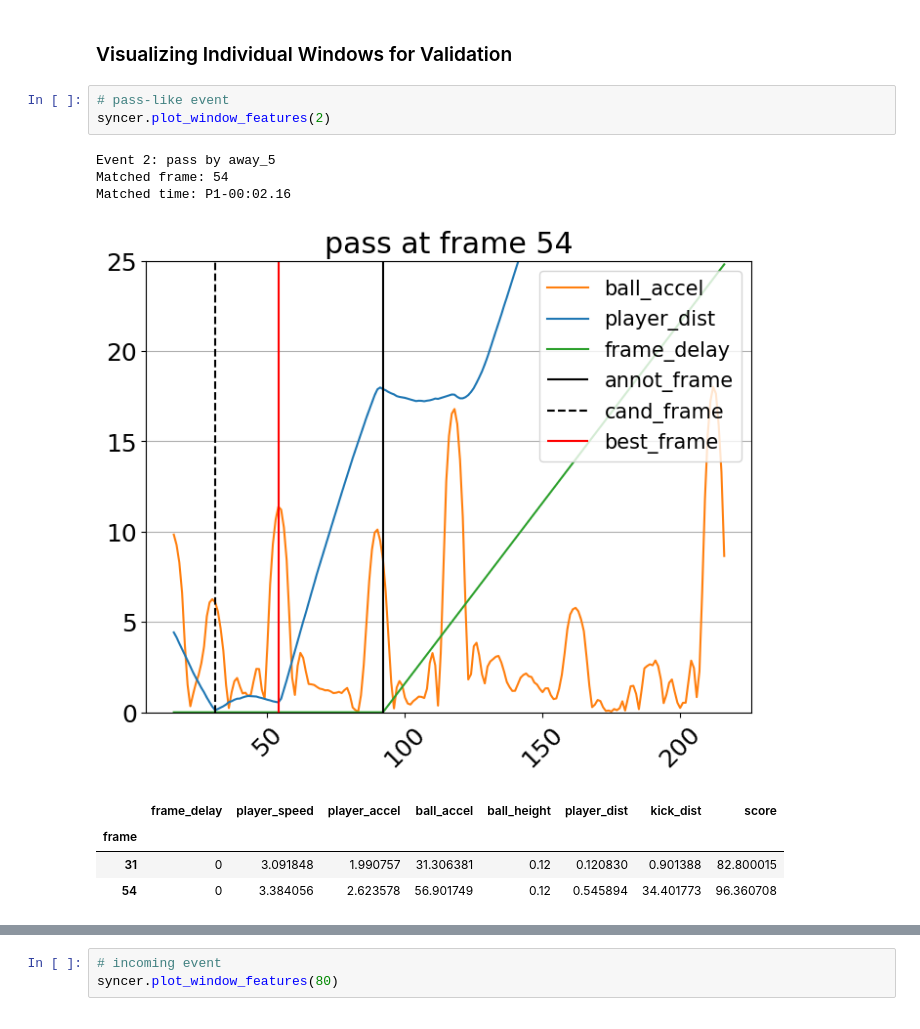
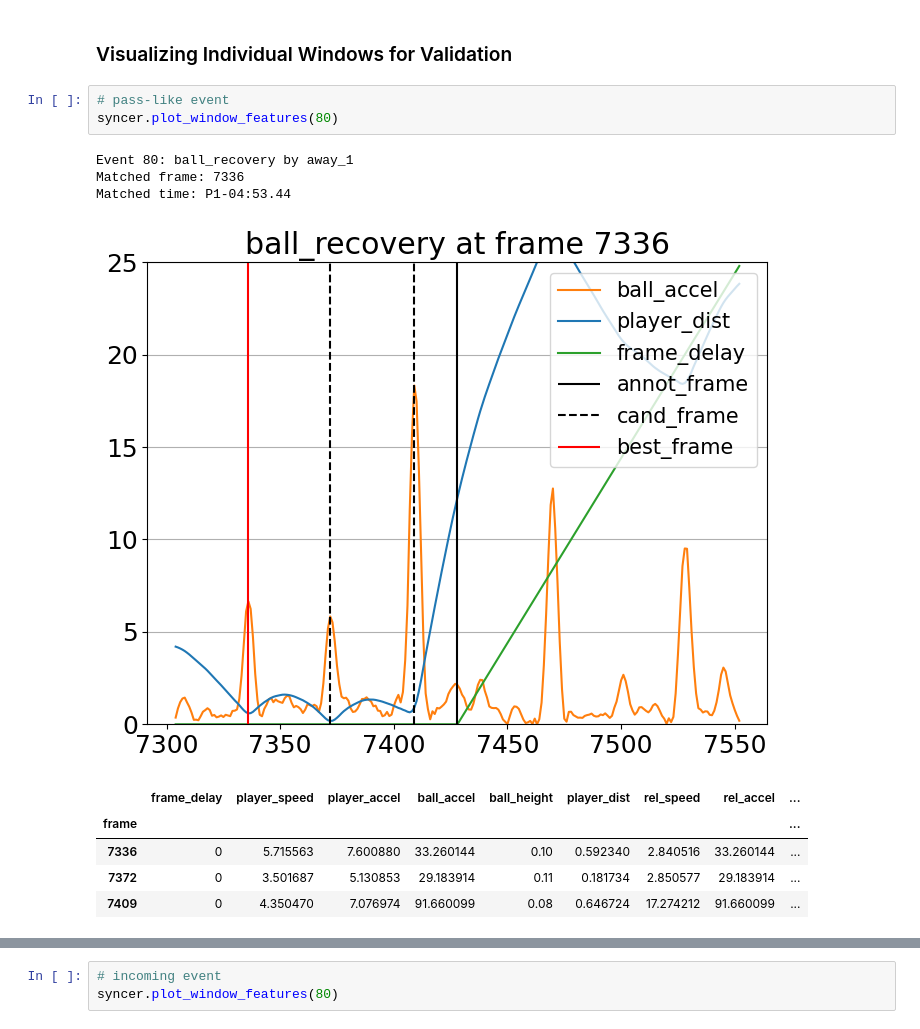
Before and after one commit to hyunsungkim-ds/elastic, a Jupyter notebook: tutorial.ipynb, the cells around one changed output, grey strips where cells are left out. Cells and saved outputs as stored; diff of their text form.

```diff
--- a/tutorial.ipynb
+++ b/tutorial.ipynb
@@ -54,13 +54,14 @@ syncer.run()
 ### Visualizing Individual Windows for Validation
 # %%
 # pass-like event
-syncer.plot_window_features(2)
+syncer.plot_window_features(80)
 # %% [output]
-Event 2: pass by away_5
-Matched frame: 54
-Matched time: P1-00:02.16
+Event 80: ball_recovery by away_1
+Matched frame: 7336
+Matched time: P1-04:53.44
-[figure, old version]
+[figure, new version]
-|  | frame_delay | player_speed | player_accel | ball_accel | ball_height | player_dist | kick_dist | score |
-| frame |  |  |  |  |  |  |  |  |
-| 31 | 0 | 3.091848 | 1.990757 | 31.306381 | 0.12 | 0.120830 | 0.901388 | 82.800015 |
-| 54 | 0 | 3.384056 | 2.623578 | 56.901749 | 0.12 | 0.545894 | 34.401773 | 96.360708 |
+|  | frame_delay | player_speed | player_accel | ball_accel | ball_height | player_dist | rel_speed | rel_accel | ... |
+| frame |  |  |  |  |  |  |  |  | ... |
+| 7336 | 0 | 5.715563 | 7.600880 | 33.260144 | 0.10 | 0.592340 | 2.840516 | 33.260144 | ... |
+| 7372 | 0 | 3.501687 | 5.130853 | 29.183914 | 0.11 | 0.181734 | 2.850577 | 29.183914 | ... |
+| 7409 | 0 | 4.350470 | 7.076974 | 91.660099 | 0.08 | 0.646724 | 17.274212 | 91.660099 | ... |
```
Also changed, not shown: parts of 1 cell of this notebook, 3 other files.
